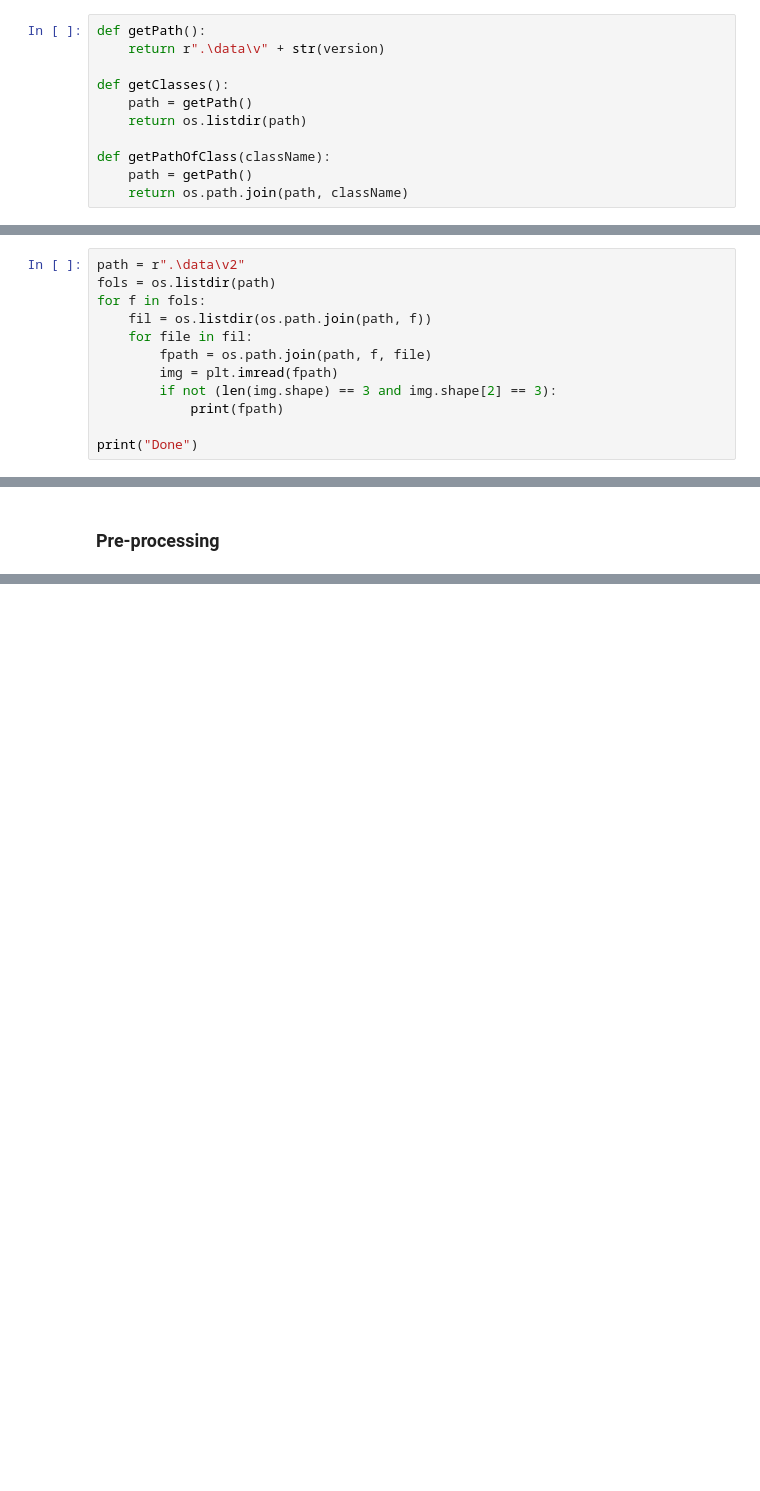
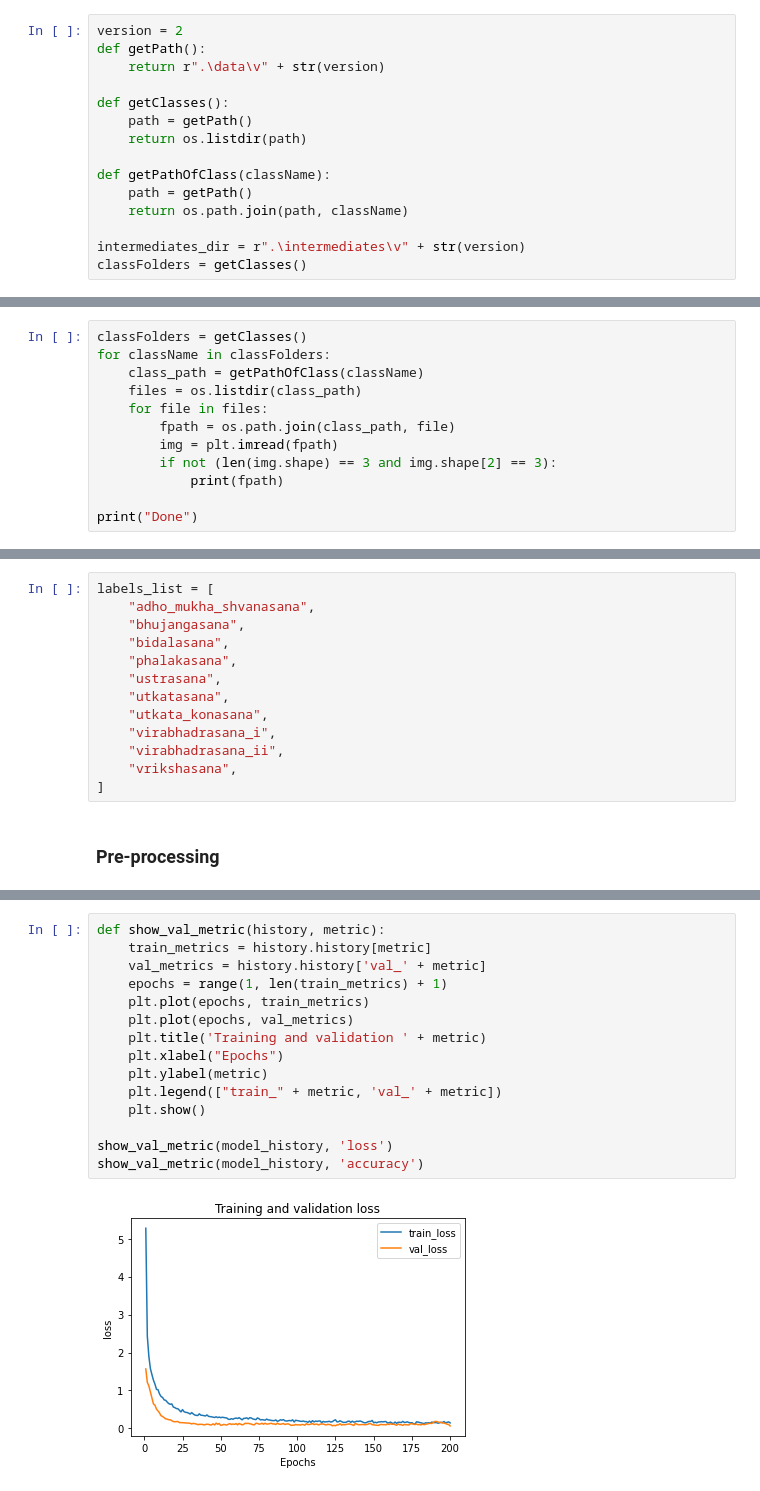
Before and after one commit to Sharkaboi/YogaPartner, a Jupyter notebook: modelTrain.ipynb, the cells around one changed output, grey strips where cells are left out. Drawn from its saved outputs; the diff is of its cells as text; blank space fills up the shorter version.

Commit message:
model changes

```diff
--- a/modelTrain.ipynb
+++ b/modelTrain.ipynb
@@ -17,6 +53,7 @@ version = 2
 # %% [markdown]
 ## Global functions
 # %%
+version = 2
 def getPath():
     return r".\data\v" + str(version)
 
@@ -27,6 +64,9 @@ def getClasses():
 def getPathOfClass(className):
     path = getPath()
     return os.path.join(path, className)
+
+intermediates_dir = r".\intermediates\v" + str(version)
+classFolders = getClasses()
 # %% [markdown]
 ## Dataset stats
 # %%
@@ -307,12 +269,12 @@ Done
 # %% [markdown]
 ### Cleaning to (h, w, 3) format
 # %%
-path = r".\data\v2"
-fols = os.listdir(path)
-for f in fols:
-    fil = os.listdir(os.path.join(path, f))
-    for file in fil:
-        fpath = os.path.join(path, f, file)
+classFolders = getClasses()
+for className in classFolders:
+    class_path = getPathOfClass(className)
+    files = os.listdir(class_path)
+    for file in files:
+        fpath = os.path.join(class_path, file)
         img = plt.imread(fpath)
         if not (len(img.shape) == 3 and img.shape[2] == 3):
             print(fpath)
@@ -679,2 +460,15 @@ def load_as_df(class_to_mediapipe_landmarks):
+# %%
+labels_list = [
+    "adho_mukha_shvanasana",
+    "bhujangasana",
+    "bidalasana",
+    "phalakasana",
+    "ustrasana",
+    "utkatasana",
+    "utkata_konasana",
+    "virabhadrasana_i",
+    "virabhadrasana_ii",
+    "vrikshasana",
+]
 # %% [markdown]
 ### Pre-processing
@@ -1221,0 +853,17 @@ adho_mukha_shvanasana - 9
+# %%
+def show_val_metric(history, metric):
+    train_metrics = history.history[metric]
+    val_metrics = history.history['val_' + metric]
+    epochs = range(1, len(train_metrics) + 1)
+    plt.plot(epochs, train_metrics)
+    plt.plot(epochs, val_metrics)
+    plt.title('Training and validation ' + metric)
+    plt.xlabel("Epochs")
+    plt.ylabel(metric)
+    plt.legend(["train_" + metric, 'val_' + metric])
+    plt.show()
+
+show_val_metric(model_history, 'loss')
+show_val_metric(model_history, 'accuracy')
+# %% [output]
+[figure, added]
```
Also changed, not shown: parts of 40 cells of this notebook.
